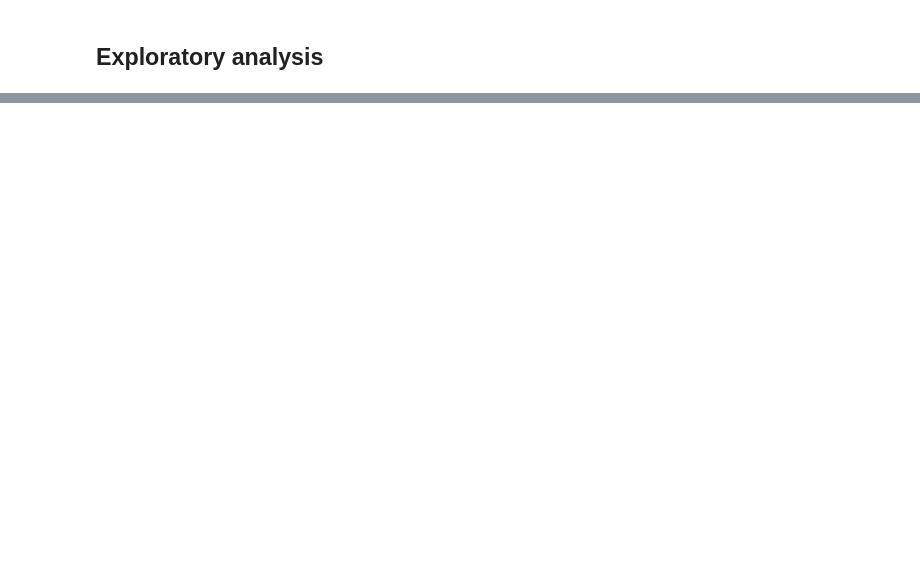
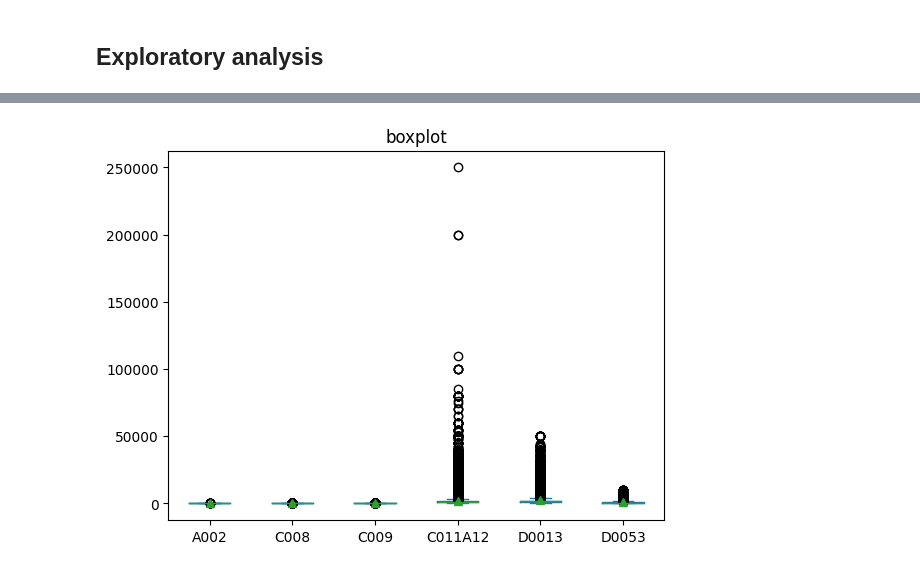
Before and after one commit to pathilink/HospAEinstein_test, a Jupyter notebook: notebook/pnad_eda.ipynb, the cells around one changed output, grey strips where cells are left out. Cells and saved outputs as stored; diff of their text form; code cells hidden in the pictures; blank space fills up the shorter version.

```diff
--- a/notebook/pnad_eda.ipynb
+++ b/notebook/pnad_eda.ipynb
@@ -231,2 +241,14 @@ result_df.sample(5)
+# %%
+# group states
+map_region = {
+    '11': 'Norte', '12': 'Norte', '13': 'Norte', '14': 'Norte', '15': 'Norte', '16': 'Norte', '17': 'Norte',
+    '21': 'Nordeste', '22': 'Nordeste', '23': 'Nordeste', '24': 'Nordeste', '25': 'Nordeste', '26': 'Nordeste', '27': 'Nordeste', '28': 'Nordeste', '29': 'Nordeste',
+    '31': 'Sudeste', '32': 'Sudeste', '33': 'Sudeste', '35': 'Sudeste',
+    '41': 'Sul', '42': 'Sul', '43': 'Sul',
+    '50': 'Centro-Oeste', '51': 'Centro-Oeste', '52': 'Centro-Oeste', '53': 'Centro-Oeste'
+}
+
+# create column
+result_df['region'] = result_df['UF'].map(map_region)
 # %% [markdown]
 ## Exploratory analysis
@@ -232,0 +280,13 @@ result_df.sample(5)
+# %%
+ax = result_df[[
+    'A002',     # age
+    'C008',     # How many hours a week did you normally work?
+    'C009',     # How many hours did you actually work last week?
+    'C011A12',  # income in cash
+    'D0013',    # Sum of the amounts received?
+    'D0053'     # Sum of the amounts received?
+    ]].plot(kind='box', title='boxplot', showmeans=True)
+
+plt.show()
+# %% [output]
+[figure, added]
```
Also changed, not shown: parts of 40 cells of this notebook.
